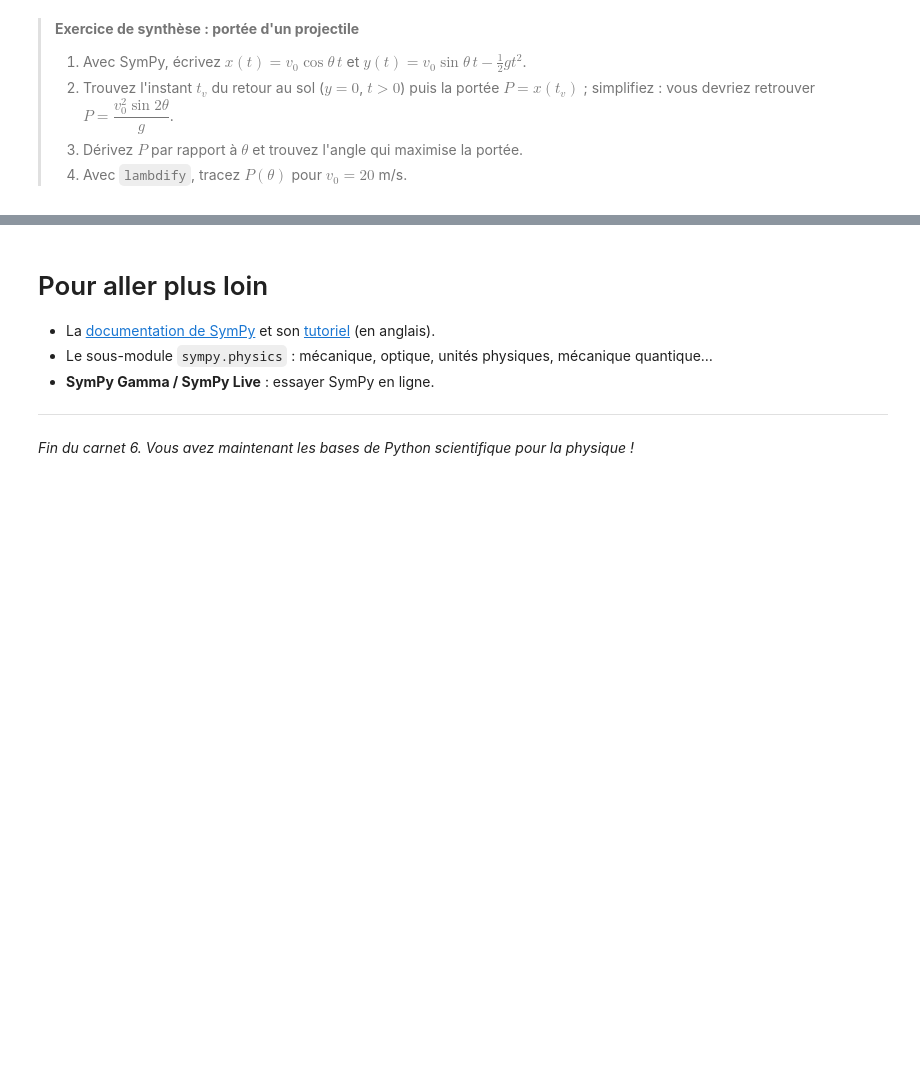
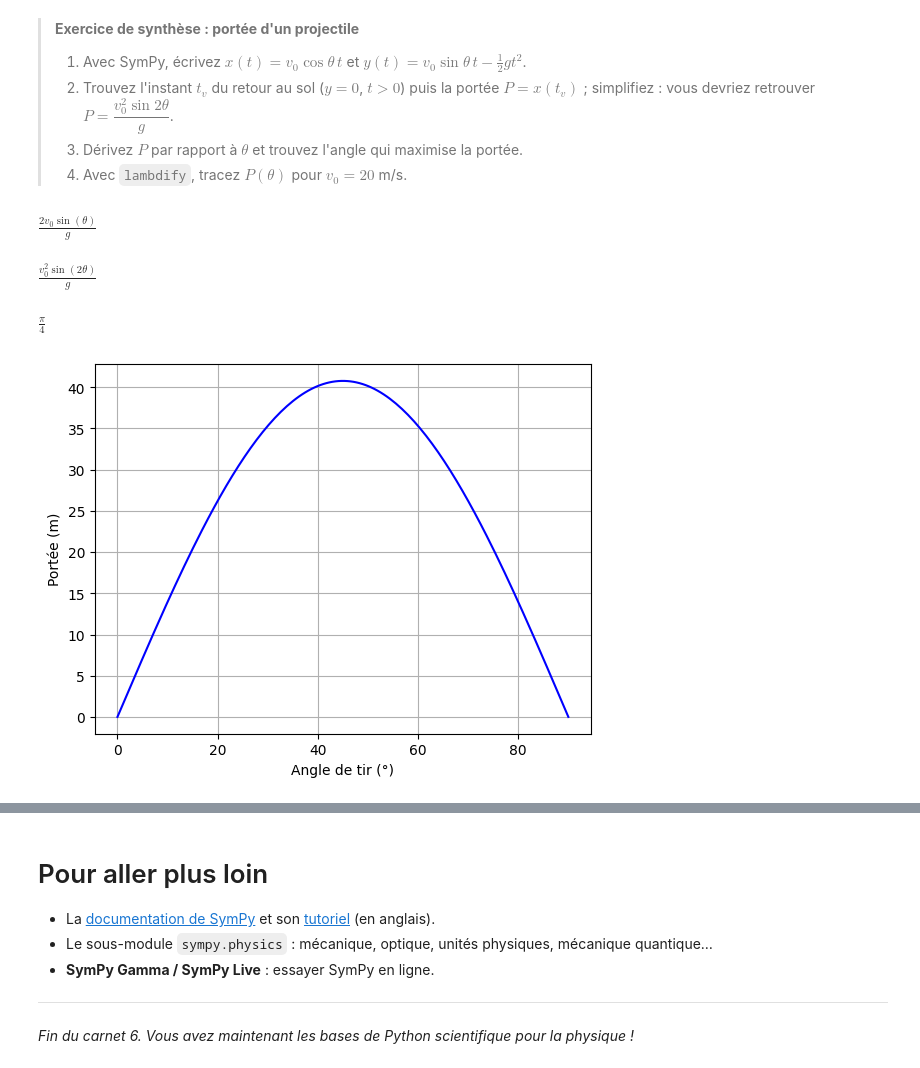
Before and after one commit to hanaefakri/M5_PythonPourLaPhysique, a Jupyter notebook: 06_sympy.ipynb, the cells around one changed output, grey strips where cells are left out. Saved outputs shown, nothing was run; the diff lists cells and outputs as text; code cells hidden in the pictures; blank space fills up the shorter version.

```diff
--- a/06_sympy.ipynb
+++ b/06_sympy.ipynb
@@ -427,3 +626,36 @@ plt.show()
+# %%
+# Votre code ici
+t, v_init, grav = sym.symbols("t v_0 g", positive=True)
+alpha = sym.Symbol("theta", positive=True)
+
+pos_x = v_init * sym.cos(alpha) * t
+pos_y = v_init * sym.sin(alpha) * t - sym.Rational(1, 2) * grav * t**2
+
+# Extraction du premier élément de la liste renvoyée par solve
+temps_vol = sym.solve(pos_y, t).pop(0)
+portee = sym.simplify(pos_x.subs(t, temps_vol))
+display(temps_vol)
+display(portee)
+
+# Dérivée et angle optimal
+derivee_P = sym.diff(portee, alpha)
+angle_opt = sym.solve(derivee_P, alpha).pop(0)
+display(angle_opt)
+
+# Conversion numérique et tracé
+portee_fn = sym.lambdify(alpha, portee.subs({v_init: 20, grav: 9.81}), "numpy")
+theta_vals = np.linspace(0, np.pi / 2, 150)
+
+plt.plot(np.degrees(theta_vals), portee_fn(theta_vals), "b-")
+plt.xlabel("Angle de tir (°)")
+plt.ylabel("Portée (m)")
+plt.grid(True)
+plt.show()
+# %% [output]
+$\displaystyle \frac{2 v_{0} \sin{\left(\theta \right)}}{g}$
+$\displaystyle \frac{v_{0}^{2} \sin{\left(2 \theta \right)}}{g}$
+$\displaystyle \frac{\pi}{4}$
+[figure, added]
 # %%
 #@title Solution { display-mode: "form" }
 t, v0, g = sym.symbols('t v_0 g', positive=True)
```
Also changed, not shown: parts of 80 cells of this notebook.
